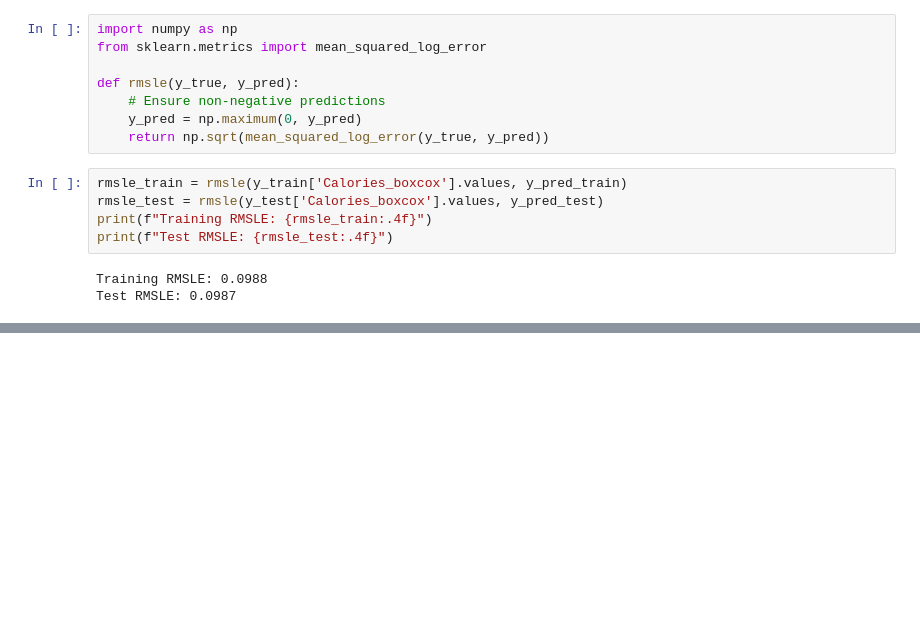
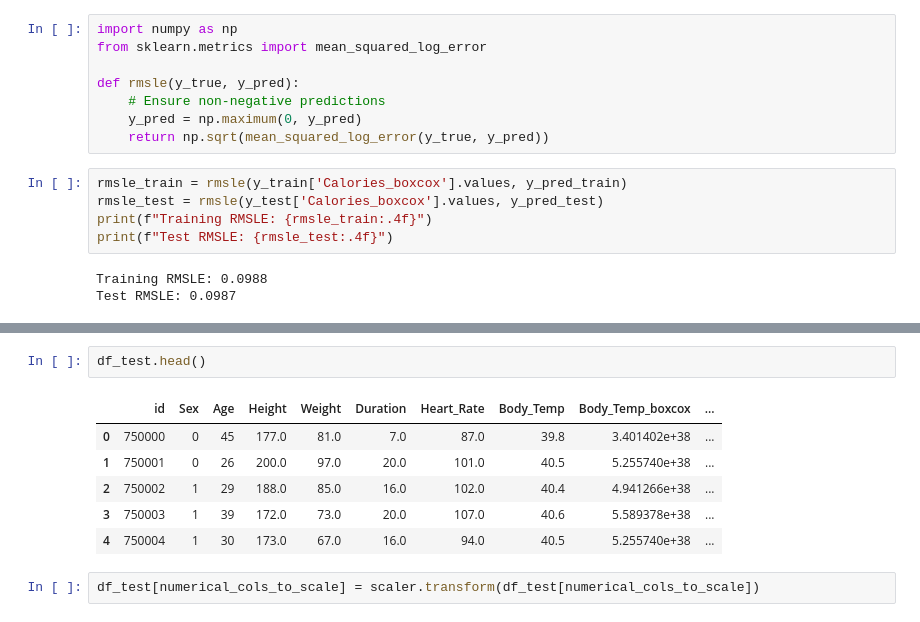
Before and after one commit to rxhxt/Predict-Calorie-Expenditure-Competition, a Jupyter notebook: predictor.ipynb, the cells around one changed output, grey strips where cells are left out. Drawn from its saved outputs; the diff is of its cells as text; blank space fills up the shorter version.

```diff
--- a/predictor.ipynb
+++ b/predictor.ipynb
@@ -426,0 +676,11 @@ Test RMSLE: 0.0987
+# %%
+df_test.head()
+# %% [output]
+|  | id | Sex | Age | Height | Weight | Duration | Heart_Rate | Body_Temp | Body_Temp_boxcox | ... |
+| 0 | 750000 | 0 | 45 | 177.0 | 81.0 | 7.0 | 87.0 | 39.8 | 3.401402e+38 | ... |
+| 1 | 750001 | 0 | 26 | 200.0 | 97.0 | 20.0 | 101.0 | 40.5 | 5.255740e+38 | ... |
+| 2 | 750002 | 1 | 29 | 188.0 | 85.0 | 16.0 | 102.0 | 40.4 | 4.941266e+38 | ... |
+| 3 | 750003 | 1 | 39 | 172.0 | 73.0 | 20.0 | 107.0 | 40.6 | 5.589378e+38 | ... |
+| 4 | 750004 | 1 | 30 | 173.0 | 67.0 | 16.0 | 94.0 | 40.5 | 5.255740e+38 | ... |
+# %%
+df_test[numerical_cols_to_scale] = scaler.transform(df_test[numerical_cols_to_scale])
```
Also changed, not shown: parts of 13 cells of this notebook, 1 other file.
